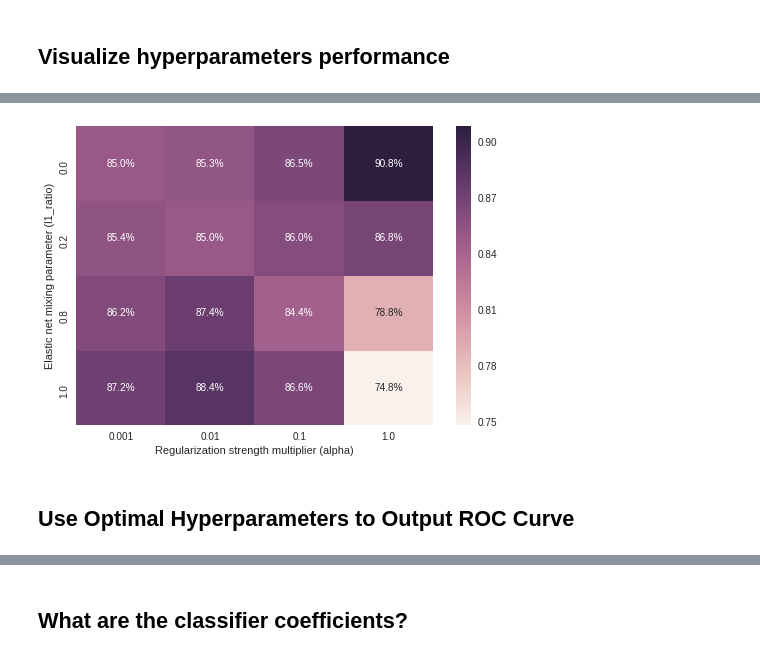
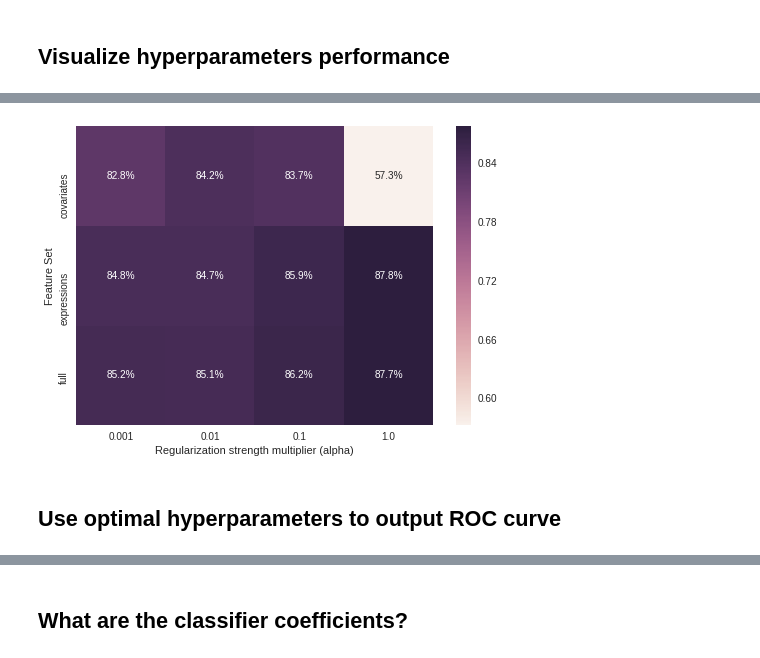
Before and after one commit to patrick-miller/machine-learning, a Jupyter notebook: 2.TCGA-MLexample-covariates.ipynb, the cells around one changed output, grey strips where cells are left out. Drawn from its saved outputs; the diff is of its cells as text; code cells hidden in the pictures.

```diff
--- a/2.TCGA-MLexample-covariates.ipynb
+++ b/2.TCGA-MLexample-covariates.ipynb
@@ -102,0 +100,18 @@ Covariates matrix shape: 7306, 33
+# %%
+# Select the feature set for the different models within the pipeline
+N_COVARIATES = len(covariates.columns)
+def select_feature_set_columns(X, feature_set):
+    if feature_set=='expressions': return X[:, N_COVARIATES:]
+    return  X[:, :N_COVARIATES]
+
+expression_features = Pipeline([
+    ('select_features', FunctionTransformer(select_feature_set_columns,
+        kw_args={'feature_set': 'expressions'})),
+    ('standardize', StandardScaler()),
+    ('pca', PCA())
+])
+covariate_features = Pipeline([
+    ('select_features', FunctionTransformer(select_feature_set_columns,
+        kw_args={'feature_set': 'covariates'})),
+    ('standardize', StandardScaler())
+])
@@ -195,13 +209,17 @@ expressions: 91.298%
 # %% [markdown]
 ## Visualize hyperparameters performance
 # %%
-cv_results_df_dict = {model:
-    pd.concat([
+def build_cv_results_df(pipeline, feature_set):
+    df = pd.concat([
         pd.DataFrame(pipeline.cv_results_),
-        pd.DataFrame.from_records(pipeline.cv_results_['params']),
-    ], axis='columns') for model, pipeline in cv_pipelines.items()}
+        pd.DataFrame.from_records(pipeline.cv_results_['params'])
+    ], axis='columns')
+    df['feature_set'] = feature_set
+    return df
 
-model = 'full'
+cv_results_df = pd.concat([
+    build_cv_results_df(pipeline, model)
+    for model, pipeline in cv_pipelines.items()])
 
-cv_results_df_dict[model].head(2)
+cv_results_df.head(2)
 # %% [output]
@@ -212,18 +230,16 @@ cv_results_df_dict[model].head(2)
 # %%
 # Cross-validated performance heatmap
-model = 'full'
-
-cv_score_mat = pd.pivot_table(cv_results_df_dict[model],
+cv_score_mat = pd.pivot_table(cv_results_df,
                               values='mean_test_score',
-                              index='classify__l1_ratio',
+                              index='feature_set',
                               columns='classify__alpha')
 ax = sns.heatmap(cv_score_mat, annot=True, fmt='.1%')
 ax.set_xlabel('Regularization strength multiplier (alpha)')
-ax.set_ylabel('Elastic net mixing parameter (l1_ratio)');
+ax.set_ylabel('Feature Set');
 # %% [output]
-[figure, old version]
+[figure, new version]
 # %% [markdown]
-## Use Optimal Hyperparameters to Output ROC Curve
+## Use optimal hyperparameters to output ROC curve
 # %%
 y_pred_dict = {
     model: {
```
Also changed, not shown: parts of 19 cells of this notebook, 2 other files.
